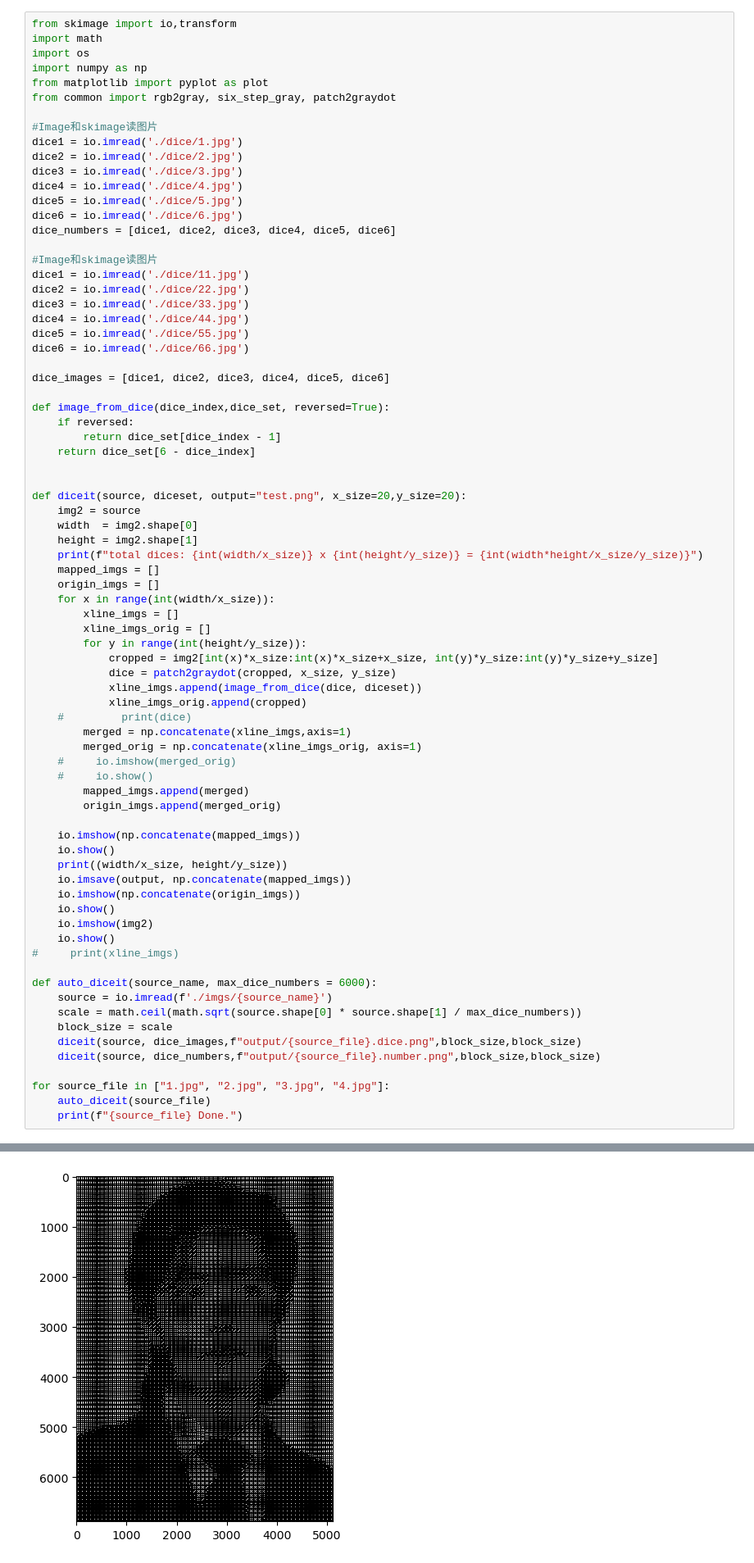
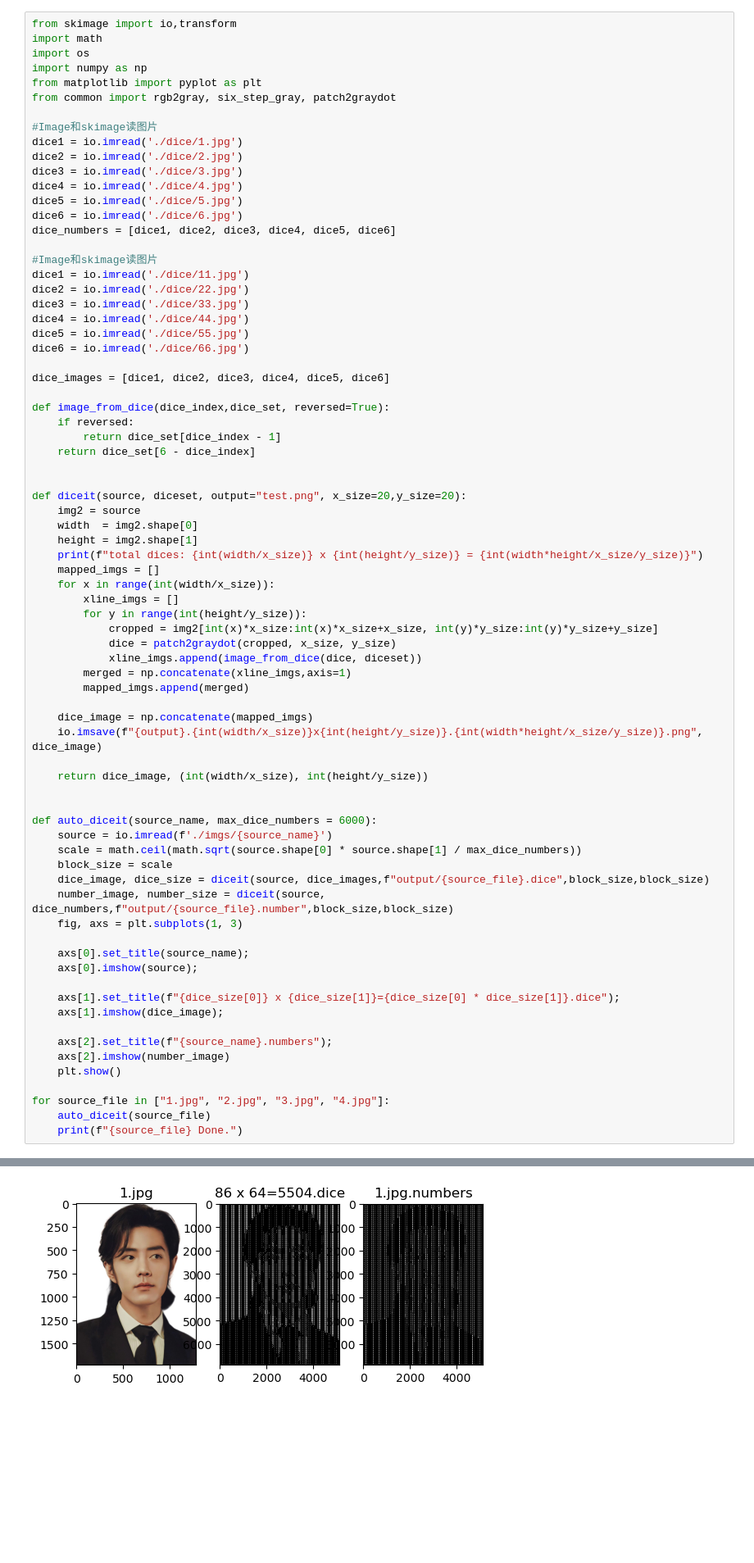
Before and after one commit to younthu/image2dice, a Jupyter notebook: saizi.ipynb, the cells around one changed output, grey strips where cells are left out. Shown at 82% size. Drawn from its saved outputs; the diff is of its cells as text; blank space fills up the shorter version.

```diff
--- a/saizi.ipynb
+++ b/saizi.ipynb
@@ -3,7 +3,7 @@ from skimage import io,transform
 import math
 import os
 import numpy as np
-from matplotlib import pyplot as plot
+from matplotlib import pyplot as plt
 from common import rgb2gray, six_step_gray, patch2graydot
 
 #Image和skimage读图片
@@ -37,39 +37,38 @@ def diceit(source, diceset, output="test.png", x_size=20,y_size=20):
     height = img2.shape[1]
     print(f"total dices: {int(width/x_size)} x {int(height/y_size)} = {int(width*height/x_size/y_size)}")
     mapped_imgs = []
-    origin_imgs = []
     for x in range(int(width/x_size)):
         xline_imgs = []
-        xline_imgs_orig = []
         for y in range(int(height/y_size)):
             cropped = img2[int(x)*x_size:int(x)*x_size+x_size, int(y)*y_size:int(y)*y_size+y_size]
             dice = patch2graydot(cropped, x_size, y_size)
             xline_imgs.append(image_from_dice(dice, diceset))
-            xline_imgs_orig.append(cropped)
-    #         print(dice)
         merged = np.concatenate(xline_imgs,axis=1)
-        merged_orig = np.concatenate(xline_imgs_orig, axis=1)
-    #     io.imshow(merged_orig)
-    #     io.show()
         mapped_imgs.append(merged)
-        origin_imgs.append(merged_orig)
 
-    io.imshow(np.concatenate(mapped_imgs))
-    io.show()
-    print((width/x_size, height/y_size))
-    io.imsave(output, np.concatenate(mapped_imgs))
-    io.imshow(np.concatenate(origin_imgs))
-    io.show()
-    io.imshow(img2)
-    io.show()
-#     print(xline_imgs)
+    dice_image = np.concatenate(mapped_imgs)
+    io.imsave(f"{output}.{int(width/x_size)}x{int(height/y_size)}.{int(width*height/x_size/y_size)}.png", dice_image)
+
+    return dice_image, (int(width/x_size), int(height/y_size))
+
 
 def auto_diceit(source_name, max_dice_numbers = 6000):
     source = io.imread(f'./imgs/{source_name}')
     scale = math.ceil(math.sqrt(source.shape[0] * source.shape[1] / max_dice_numbers))
     block_size = scale
-    diceit(source, dice_images,f"output/{source_file}.dice.png",block_size,block_size)
-    diceit(source, dice_numbers,f"output/{source_file}.number.png",block_size,block_size)
+    dice_image, dice_size = diceit(source, dice_images,f"output/{source_file}.dice",block_size,block_size)
+    number_image, number_size = diceit(source, dice_numbers,f"output/{source_file}.number",block_size,block_size)
+    fig, axs = plt.subplots(1, 3)
+
+    axs[0].set_title(source_name);
+    axs[0].imshow(source);
+
+    axs[1].set_title(f"{dice_size[0]} x {dice_size[1]}={dice_size[0] * dice_size[1]}.dice");
+    axs[1].imshow(dice_image);
+
+    axs[2].set_title(f"{source_name}.numbers");
+    axs[2].imshow(number_image)
+    plt.show()
 
 for source_file in ["1.jpg", "2.jpg", "3.jpg", "4.jpg"]:
     auto_diceit(source_file)
@@ -79 +79 @@ total dices: 86 x 64 = 5526
-[figure, old version]
+[figure, new version]
```
Also changed, not shown: parts of 1 cell of this notebook, 6 other files.
